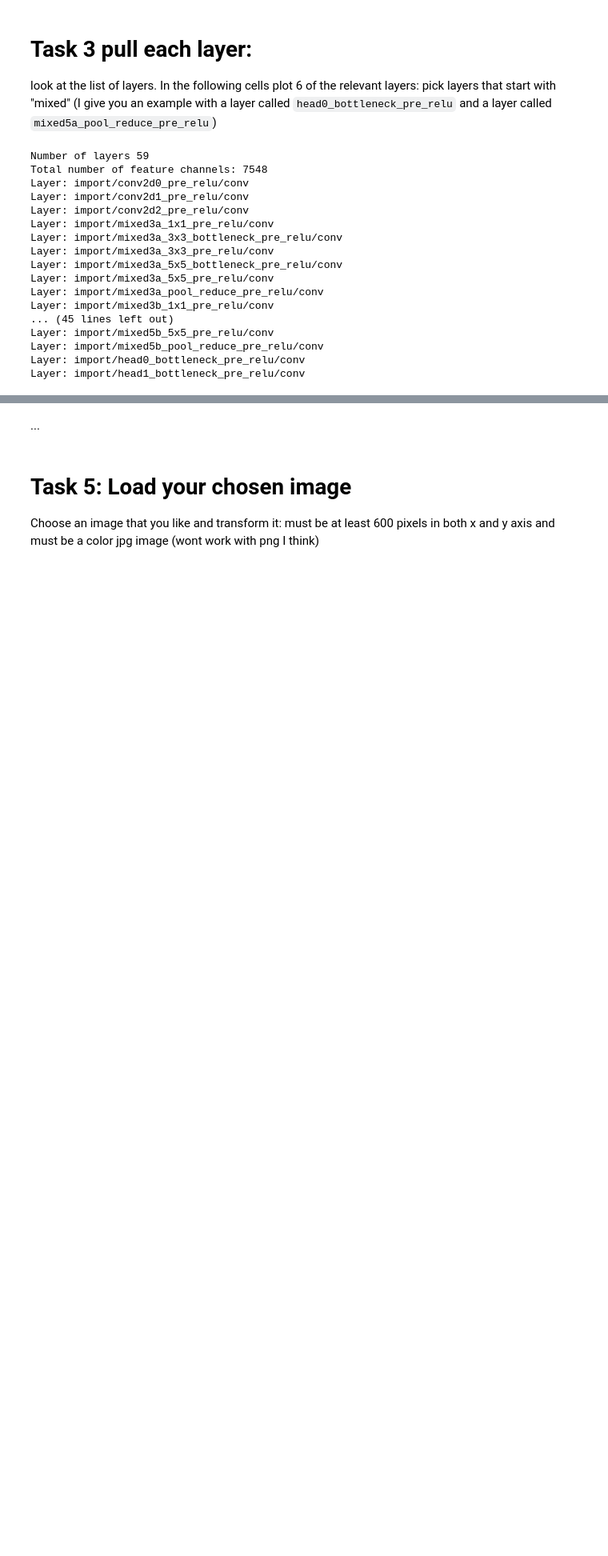
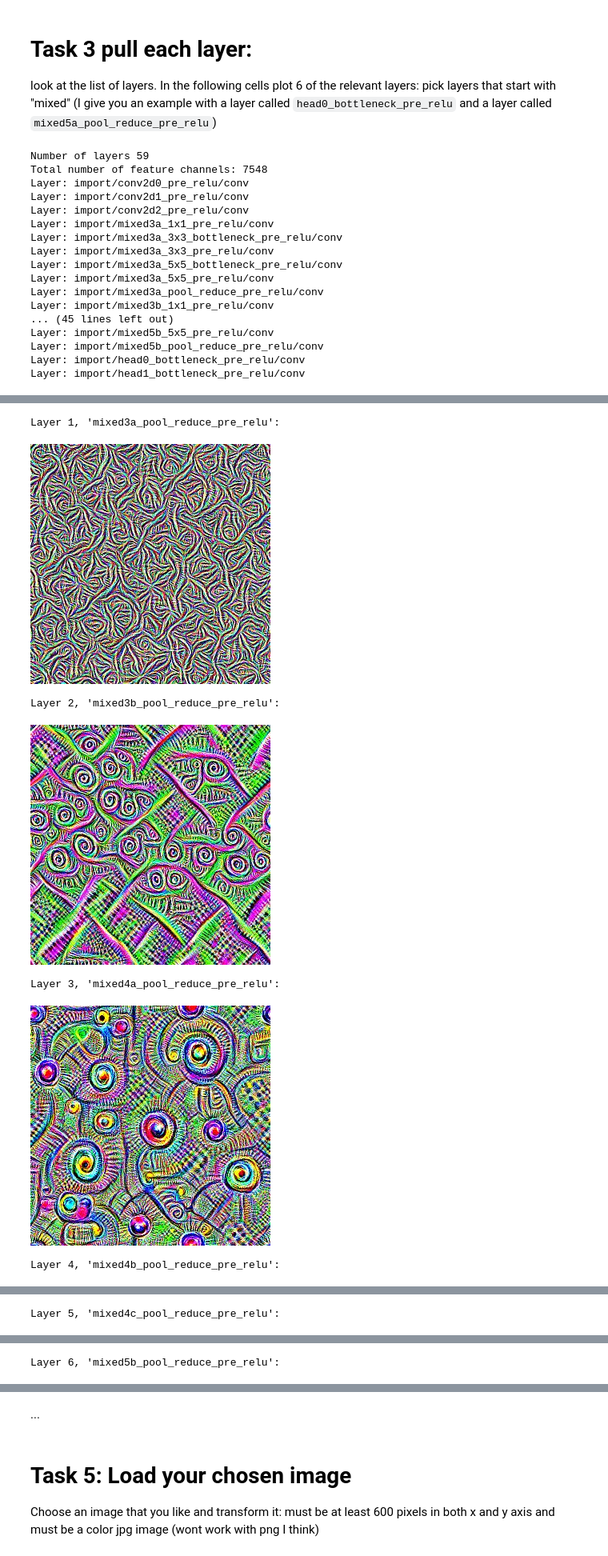
Before and after one commit to jarrodsb/DSPS_JBieber, a Jupyter notebook: HW10/Bieber_DSPS2025_deepdream.ipynb, the cells around one changed output, grey strips where cells are left out. Shown at 80% size. Cells and saved outputs as stored; diff of their text form; code cells hidden in the pictures; blank space fills up the shorter version.

```diff
--- a/HW10/Bieber_DSPS2025_deepdream.ipynb
+++ b/HW10/Bieber_DSPS2025_deepdream.ipynb
@@ -214,0 +220,23 @@ final = render_deepdream(tf.square(T(layer)), rnd)
+# %%
+layer1 = "mixed3a_pool_reduce_pre_relu"
+layer2 = "mixed3b_pool_reduce_pre_relu"
+layer3 = "mixed4a_pool_reduce_pre_relu"
+layer4 = "mixed4b_pool_reduce_pre_relu"
+layer5 = "mixed4c_pool_reduce_pre_relu"
+layer6 = "mixed5b_pool_reduce_pre_relu"
+
+layers = [layer1, layer2, layer3, layer4, layer5, layer6]
+
+for index, layer in enumerate(layers):
+  print(f"Layer {index+1}, '{layer}':")
+  final = render_deepdream(tf.square(T(layer)), rnd, show_steps=False)
+  showarray(final)
+  print()
+# %% [output]
+Layer 1, 'mixed3a_pool_reduce_pre_relu':
+[figure, added]
+Layer 2, 'mixed3b_pool_reduce_pre_relu':
+[figure, added]
+Layer 3, 'mixed4a_pool_reduce_pre_relu':
+[figure, added]
+Layer 4, 'mixed4b_pool_reduce_pre_relu':
@@ -214,0 +244 @@ final = render_deepdream(tf.square(T(layer)), rnd)
+Layer 5, 'mixed4c_pool_reduce_pre_relu':
@@ -214,0 +246 @@ final = render_deepdream(tf.square(T(layer)), rnd)
+Layer 6, 'mixed5b_pool_reduce_pre_relu':
```
Also changed, not shown: parts of 17 cells of this notebook.
